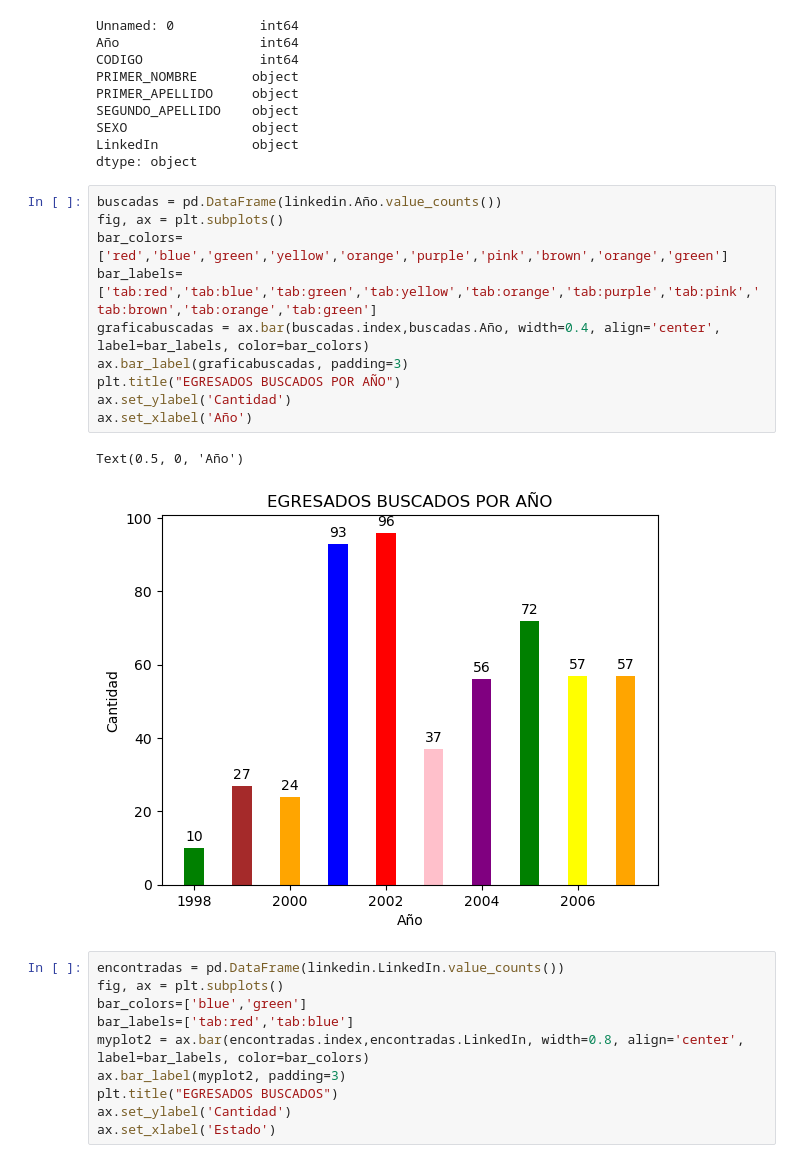
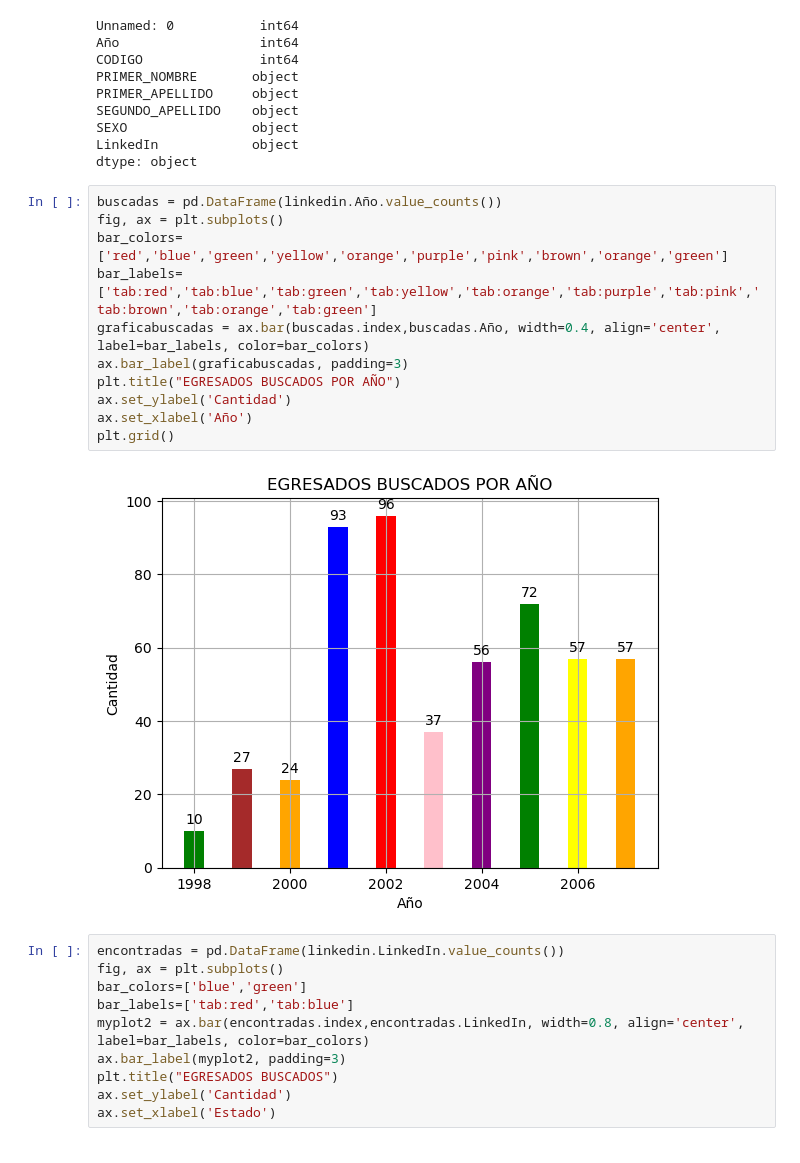
Before and after one commit to CarlosEMontesR/Proyectos2024, a Jupyter notebook: Tesis-2024/Comandos/linkedinrevision.ipynb, the cells around one changed output. Cells and saved outputs as stored; diff of their text form.

```diff
--- a/Tesis-2024/Comandos/linkedinrevision.ipynb
+++ b/Tesis-2024/Comandos/linkedinrevision.ipynb
@@ -39,16 +39,16 @@ dtype: object
 # %%
 buscadas = pd.DataFrame(linkedin.Año.value_counts())
 fig, ax = plt.subplots()
 bar_colors=['red','blue','green','yellow','orange','purple','pink','brown','orange','green']
 bar_labels=['tab:red','tab:blue','tab:green','tab:yellow','tab:orange','tab:purple','tab:pink','tab:brown','tab:orange','tab:green']
 graficabuscadas = ax.bar(buscadas.index,buscadas.Año, width=0.4, align='center', label=bar_labels, color=bar_colors)
 ax.bar_label(graficabuscadas, padding=3)
 plt.title("EGRESADOS BUSCADOS POR AÑO")
 ax.set_ylabel('Cantidad')
 ax.set_xlabel('Año')
+plt.grid()
 # %% [output]
-Text(0.5, 0, 'Año')
-[figure, old version]
+[figure, new version]
 # %%
 encontradas = pd.DataFrame(linkedin.LinkedIn.value_counts())
 fig, ax = plt.subplots()
```
Also changed, not shown: 3 other files.
